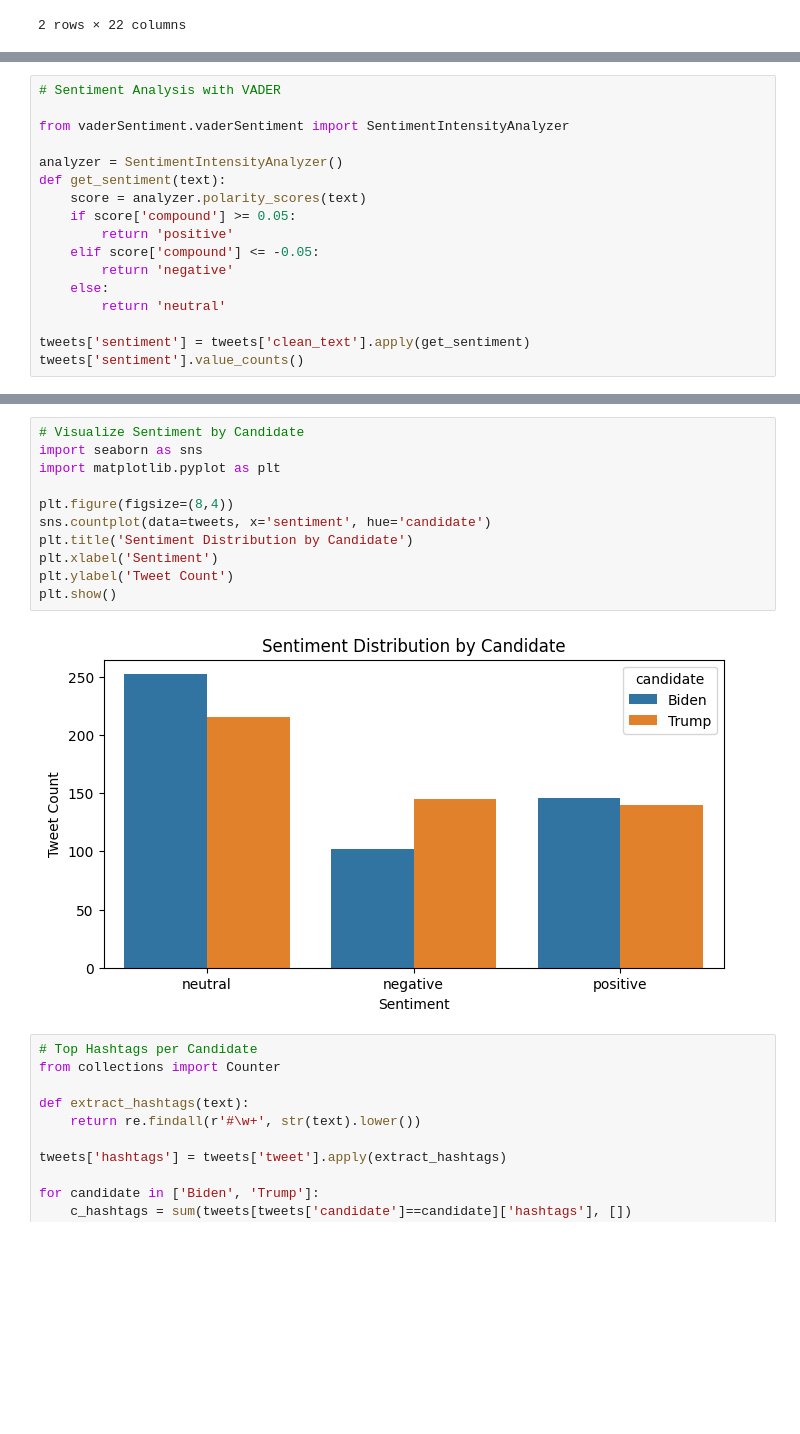
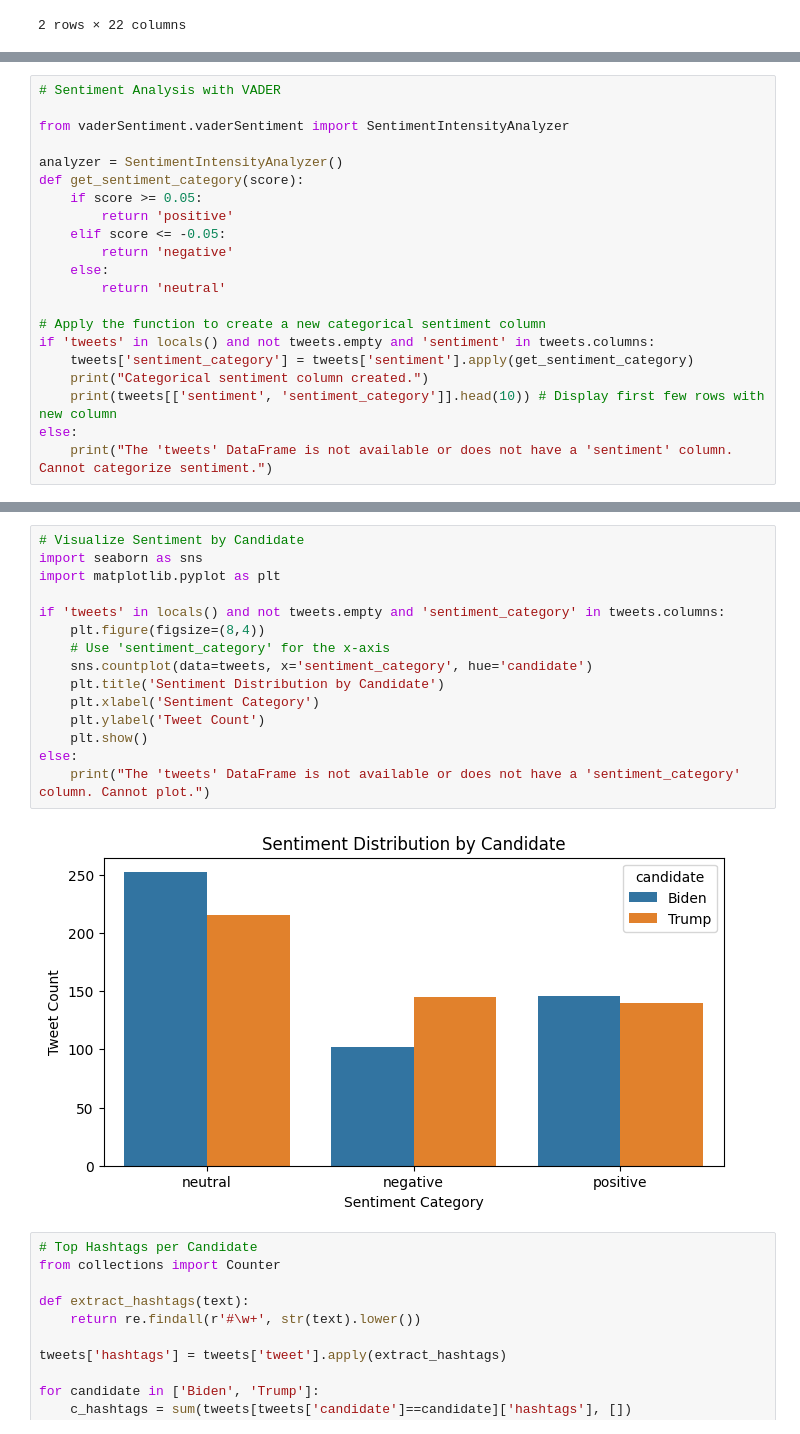
Before and after one commit to karri-ten/VibeScope, a Jupyter notebook: VibeScope.ipynb, the cells around one changed output, grey strips where cells are left out. Cells and saved outputs as stored; diff of their text form; blank space fills up the shorter version.

```diff
--- a/VibeScope.ipynb
+++ b/VibeScope.ipynb
@@ -307,15 +334,19 @@ Cleaned text column created.
 from vaderSentiment.vaderSentiment import SentimentIntensityAnalyzer
 
 analyzer = SentimentIntensityAnalyzer()
-def get_sentiment(text):
-    score = analyzer.polarity_scores(text)
-    if score['compound'] >= 0.05:
+def get_sentiment_category(score):
+    if score >= 0.05:
         return 'positive'
-    elif score['compound'] <= -0.05:
+    elif score <= -0.05:
         return 'negative'
     else:
         return 'neutral'
 
-tweets['sentiment'] = tweets['clean_text'].apply(get_sentiment)
-tweets['sentiment'].value_counts()
+# Apply the function to create a new categorical sentiment column
+if 'tweets' in locals() and not tweets.empty and 'sentiment' in tweets.columns:
+    tweets['sentiment_category'] = tweets['sentiment'].apply(get_sentiment_category)
+    print("Categorical sentiment column created.")
+    print(tweets[['sentiment', 'sentiment_category']].head(10)) # Display first few rows with new column
+else:
+    print("The 'tweets' DataFrame is not available or does not have a 'sentiment' column. Cannot categorize sentiment.")
 # %% [output]
@@ -328,16 +410,20 @@ dtype: int64
 # %%
 # Visualize Sentiment by Candidate
 import seaborn as sns
 import matplotlib.pyplot as plt
 
-plt.figure(figsize=(8,4))
-sns.countplot(data=tweets, x='sentiment', hue='candidate')
-plt.title('Sentiment Distribution by Candidate')
-plt.xlabel('Sentiment')
-plt.ylabel('Tweet Count')
-plt.show()
+if 'tweets' in locals() and not tweets.empty and 'sentiment_category' in tweets.columns:
+    plt.figure(figsize=(8,4))
+    # Use 'sentiment_category' for the x-axis
+    sns.countplot(data=tweets, x='sentiment_category', hue='candidate')
+    plt.title('Sentiment Distribution by Candidate')
+    plt.xlabel('Sentiment Category')
+    plt.ylabel('Tweet Count')
+    plt.show()
+else:
+    print("The 'tweets' DataFrame is not available or does not have a 'sentiment_category' column. Cannot plot.")
 # %% [output]
-[figure, old version]
+[figure, new version]
 # %%
 # Top Hashtags per Candidate
 from collections import Counter
```
Also changed, not shown: parts of 22 cells of this notebook.
